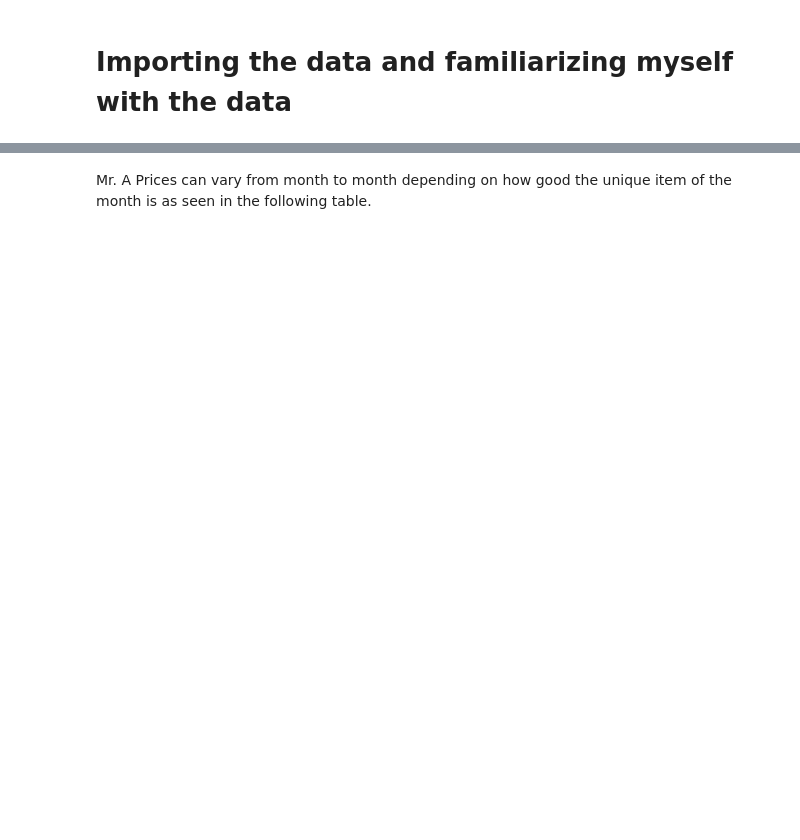
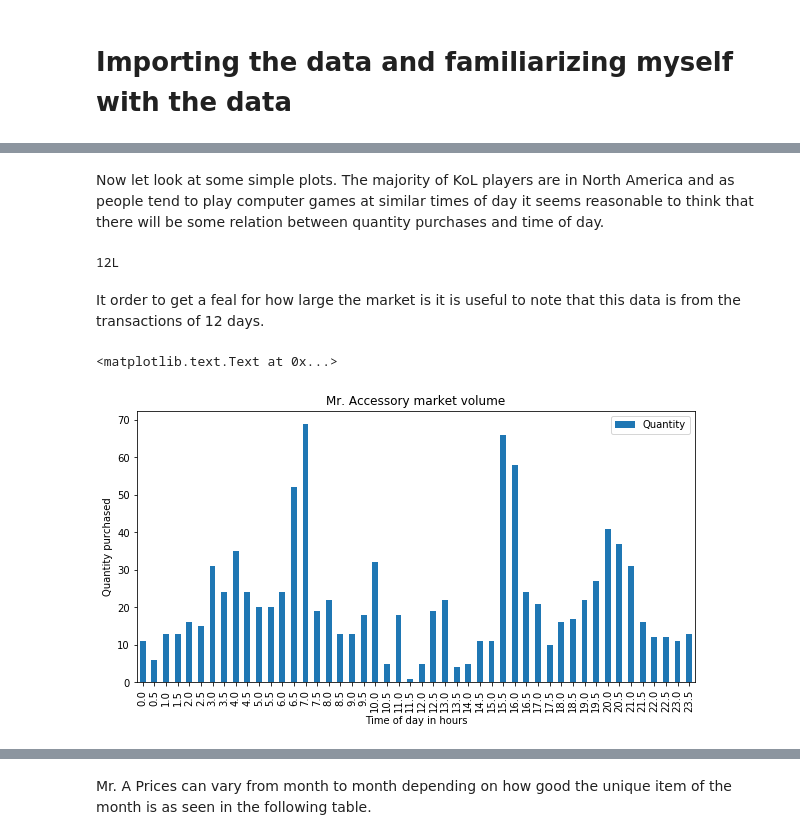
Before and after one commit to AdamJacoby/Kol_Market_Data, a Jupyter notebook: Kol_Data.ipynb, the cells around one changed output, grey strips where cells are left out. Saved outputs shown, nothing was run; the diff lists cells and outputs as text; code cells hidden in the pictures; blank space fills up the shorter version.

```diff
--- a/Kol_Data.ipynb
+++ b/Kol_Data.ipynb
@@ -156,0 +58,2 @@ Day_of_Month_Data.head()
+# %% [markdown]
+Now let look at some simple plots. The majority of KoL players are in North America and as people tend to play computer games at similar times of day it seems reasonable to think that there will be some relation between quantity purchases and time of day.
@@ -156,0 +66,19 @@ Day_of_Month_Data.head()
+# %%
+#Answers the question of haw many days does the data cover, this is nessacary as the data has days missing here and there.
+temp = Mr_A_Data.loc[:,['Month','Day']]
+temp['Stuff']=0
+temp = temp.groupby(['Month','Day']).sum()
+temp['Stuff'].shape[0]
+# %% [output]
+12L
+# %% [markdown]
+It order to get a feal for how large the market is it is useful to note that this data is from the transactions of 12 days.
+# %%
+#plot the graph
+Volumn_Plot = Volumn_Data.plot(x='Time',y='Quantity',kind='bar',figsize=(10,5))
+Volumn_Plot.set_ylabel('Quantity purchased')
+Volumn_Plot.set_xlabel('Time of day in hours')
+Volumn_Plot.set_title('Mr. Accessory market volume')
+# %% [output]
+<matplotlib.text.Text at 0x...>
+[figure, added]
```
Also changed, not shown: parts of 84 cells of this notebook.
